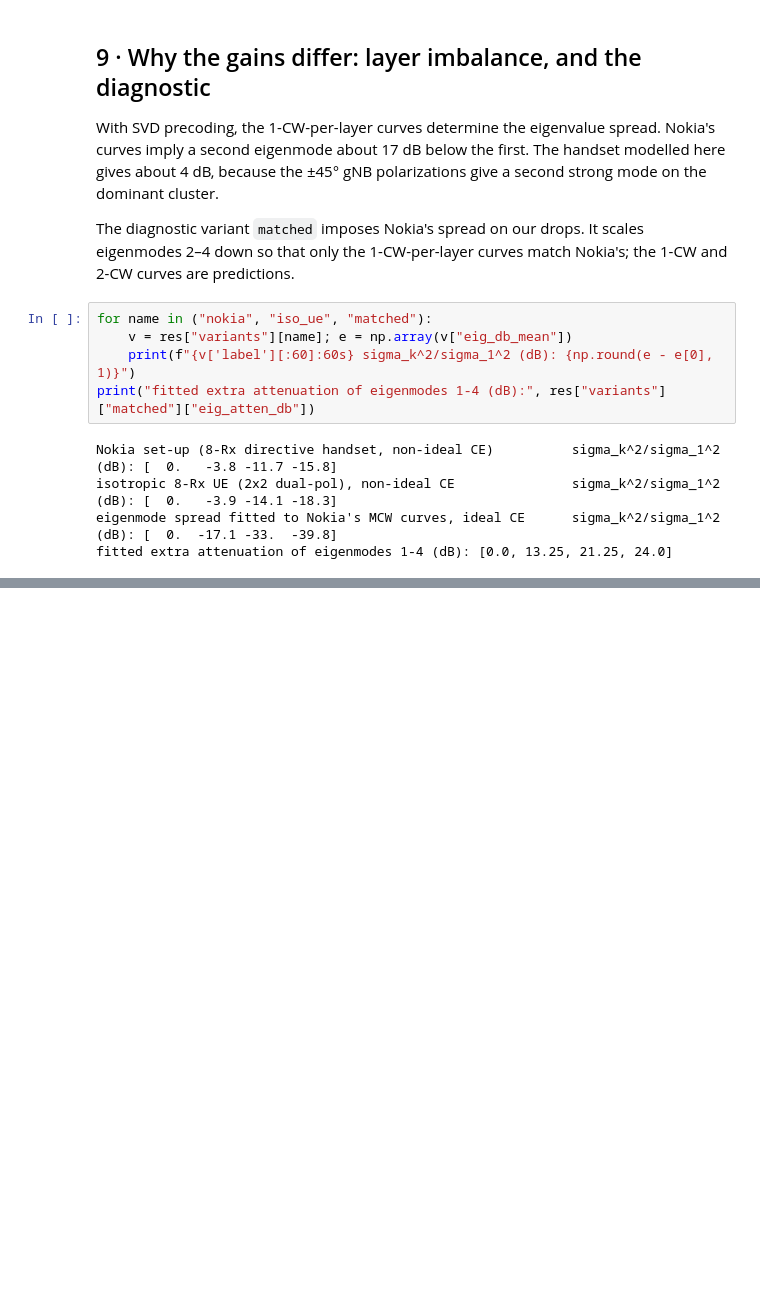
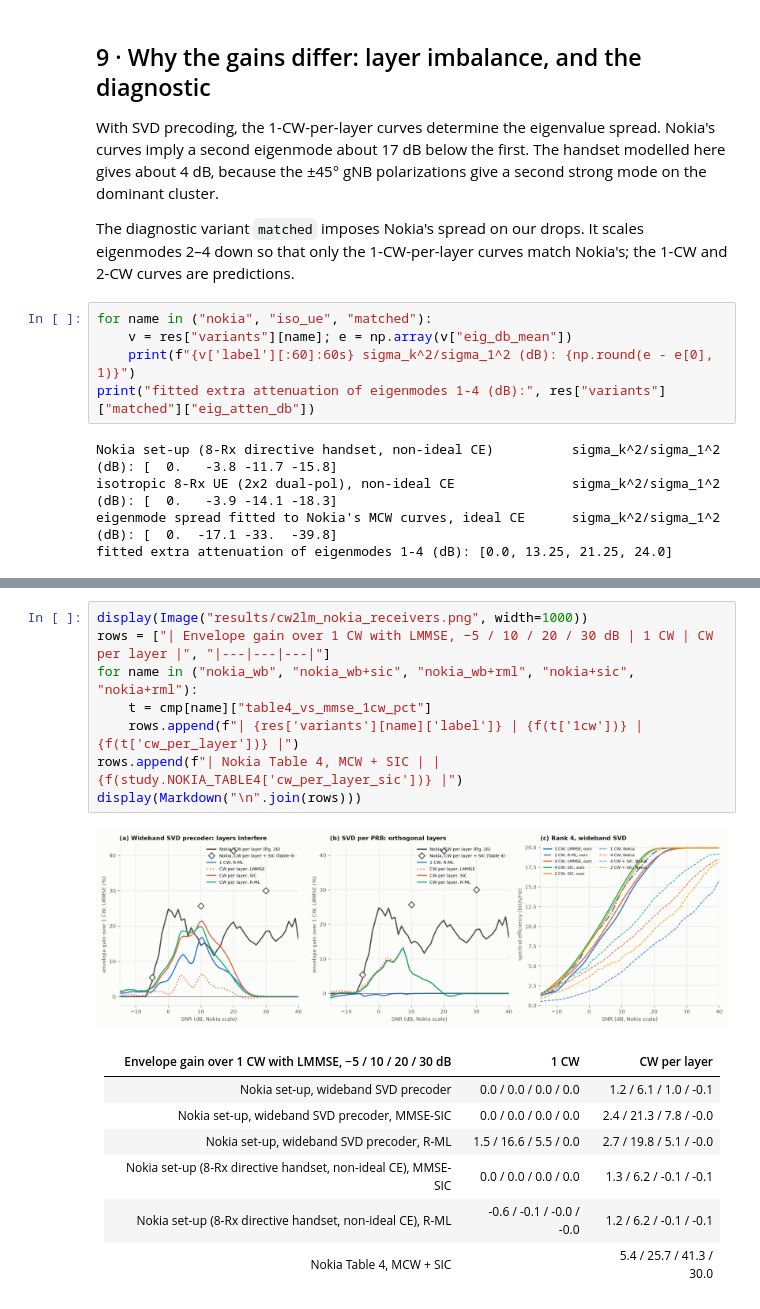
Before and after one commit to HelloSYQ/Claude, a Jupyter notebook: notebooks/CW2LM_Nokia_Comparison.ipynb, the cells around one changed output, grey strips where cells are left out. Drawn from its saved outputs; the diff is of its cells as text; blank space fills up the shorter version.

```diff
--- a/notebooks/CW2LM_Nokia_Comparison.ipynb
+++ b/notebooks/CW2LM_Nokia_Comparison.ipynb
@@ -285,0 +318,18 @@ fitted extra attenuation of eigenmodes 1-4 (dB): [0.0, 13.25, 21.25, 24.0]
+# %%
+display(Image("results/cw2lm_nokia_receivers.png", width=1000))
+rows = ["| Envelope gain over 1 CW with LMMSE, −5 / 10 / 20 / 30 dB | 1 CW | CW per layer |", "|---|---|---|"]
+for name in ("nokia_wb", "nokia_wb+sic", "nokia_wb+rml", "nokia+sic", "nokia+rml"):
+    t = cmp[name]["table4_vs_mmse_1cw_pct"]
+    rows.append(f"| {res['variants'][name]['label']} | {f(t['1cw'])} | {f(t['cw_per_layer'])} |")
+rows.append(f"| Nokia Table 4, MCW + SIC | | {f(study.NOKIA_TABLE4['cw_per_layer_sic'])} |")
+display(Markdown("\n".join(rows)))
+# %% [output]
+[figure, added]
+| Envelope gain over 1 CW with LMMSE, −5 / 10 / 20 / 30 dB | 1 CW | CW per layer |
+|---|---|---|
+| Nokia set-up, wideband SVD precoder | 0.0 / 0.0 / 0.0 / 0.0 | 1.2 / 6.1 / 1.0 / -0.1 |
+| Nokia set-up, wideband SVD precoder, MMSE-SIC | 0.0 / 0.0 / 0.0 / 0.0 | 2.4 / 21.3 / 7.8 / -0.0 |
+| Nokia set-up, wideband SVD precoder, R-ML | 1.5 / 16.6 / 5.5 / 0.0 | 2.7 / 19.8 / 5.1 / -0.0 |
+| Nokia set-up (8-Rx directive handset, non-ideal CE), MMSE-SIC | 0.0 / 0.0 / 0.0 / 0.0 | 1.3 / 6.2 / -0.1 / -0.1 |
+| Nokia set-up (8-Rx directive handset, non-ideal CE), R-ML | -0.6 / -0.1 / -0.0 / -0.0 | 1.2 / 6.2 / -0.1 / -0.1 |
+| Nokia Table 4, MCW + SIC | | 5.4 / 25.7 / 41.3 / 30.0 |
```
Also changed, not shown: parts of 7 cells of this notebook, 7 other files.
